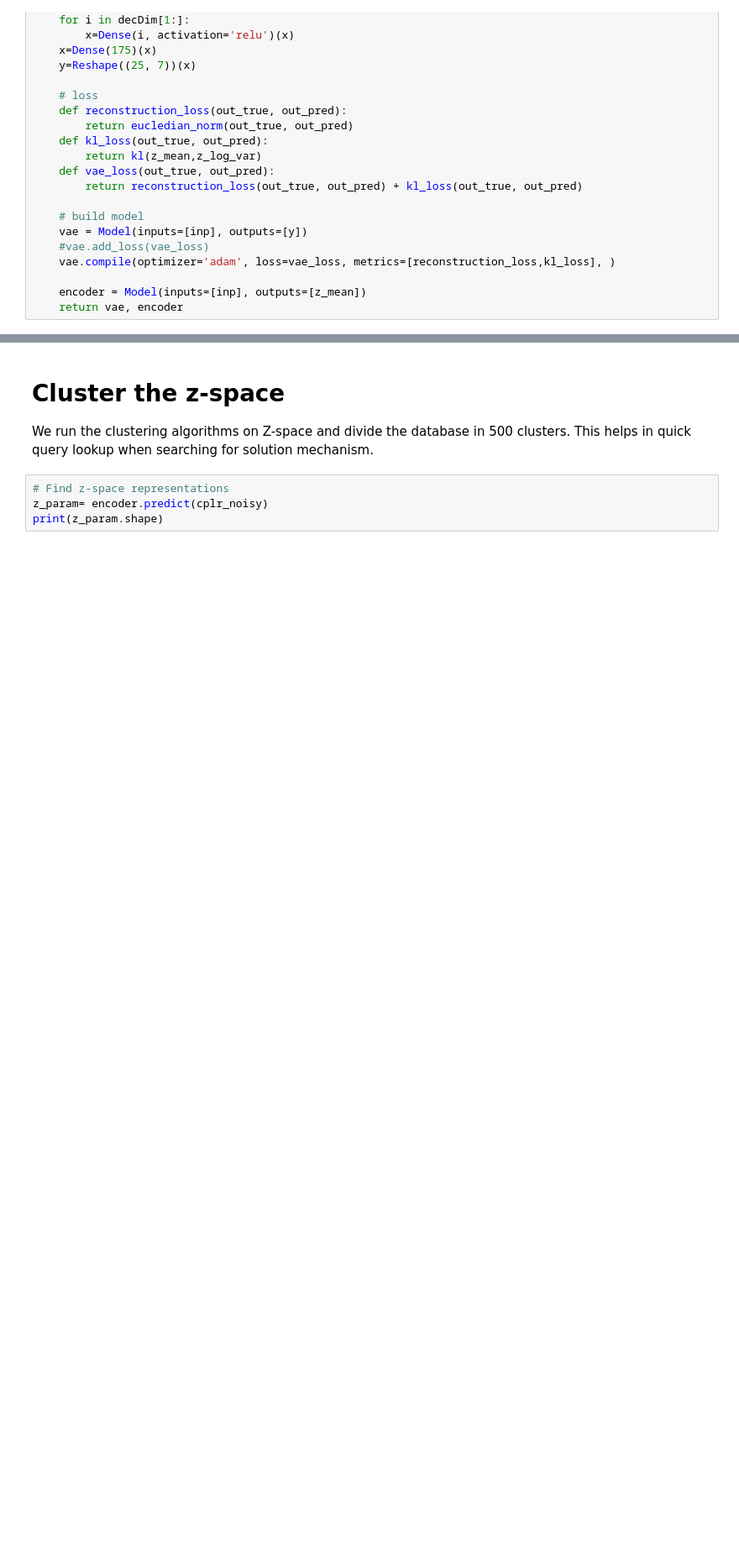
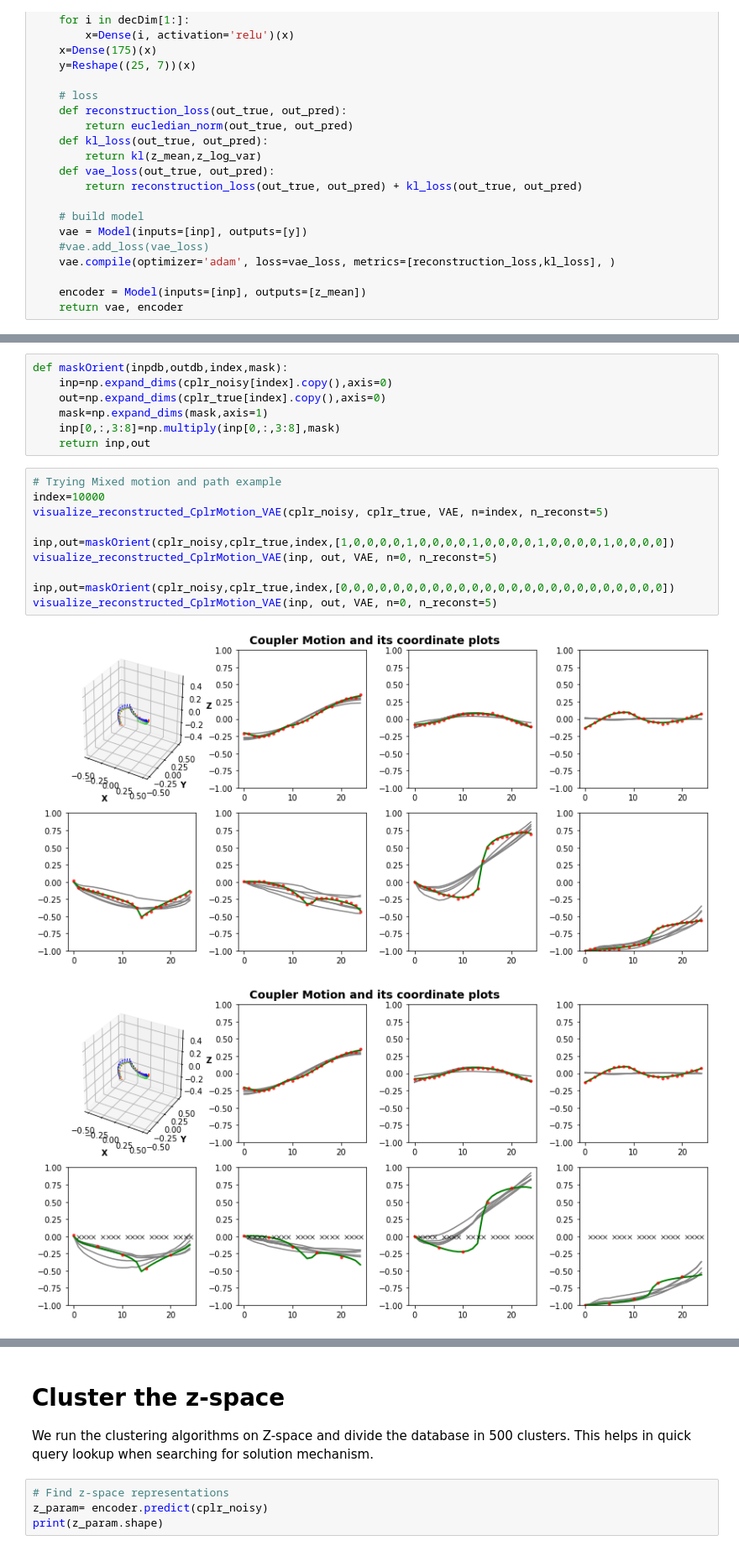
Before and after one commit to ssharma1991/5ss-platform-path-synthesis, a Jupyter notebook: mixed_synth/2. Autoencoder/5_inference.ipynb, the cells around one changed output, grey strips where cells are left out. Shown at 84% size. Saved outputs shown, nothing was run; the diff lists cells and outputs as text; blank space fills up the shorter version.

```diff
--- a/mixed_synth/2. Autoencoder/5_inference.ipynb
+++ b/mixed_synth/2. Autoencoder/5_inference.ipynb
@@ -139,0 +156,20 @@ _________________________________________________________________
+# %%
+def maskOrient(inpdb,outdb,index,mask):
+    inp=np.expand_dims(cplr_noisy[index].copy(),axis=0)
+    out=np.expand_dims(cplr_true[index].copy(),axis=0)
+    mask=np.expand_dims(mask,axis=1)
+    inp[0,:,3:8]=np.multiply(inp[0,:,3:8],mask)
+    return inp,out
+# %%
+# Trying Mixed motion and path example
+index=10000
+visualize_reconstructed_CplrMotion_VAE(cplr_noisy, cplr_true, VAE, n=index, n_reconst=5)
+
+inp,out=maskOrient(cplr_noisy,cplr_true,index,[1,0,0,0,0,1,0,0,0,0,1,0,0,0,0,1,0,0,0,0,1,0,0,0,0])
+visualize_reconstructed_CplrMotion_VAE(inp, out, VAE, n=0, n_reconst=5)
+
+inp,out=maskOrient(cplr_noisy,cplr_true,index,[0,0,0,0,0,0,0,0,0,0,0,0,0,0,0,0,0,0,0,0,0,0,0,0,0])
+visualize_reconstructed_CplrMotion_VAE(inp, out, VAE, n=0, n_reconst=5)
+# %% [output]
+[figure, added]
+[figure, added]
```
Also changed, not shown: parts of 6 cells of this notebook, 4 other files.
